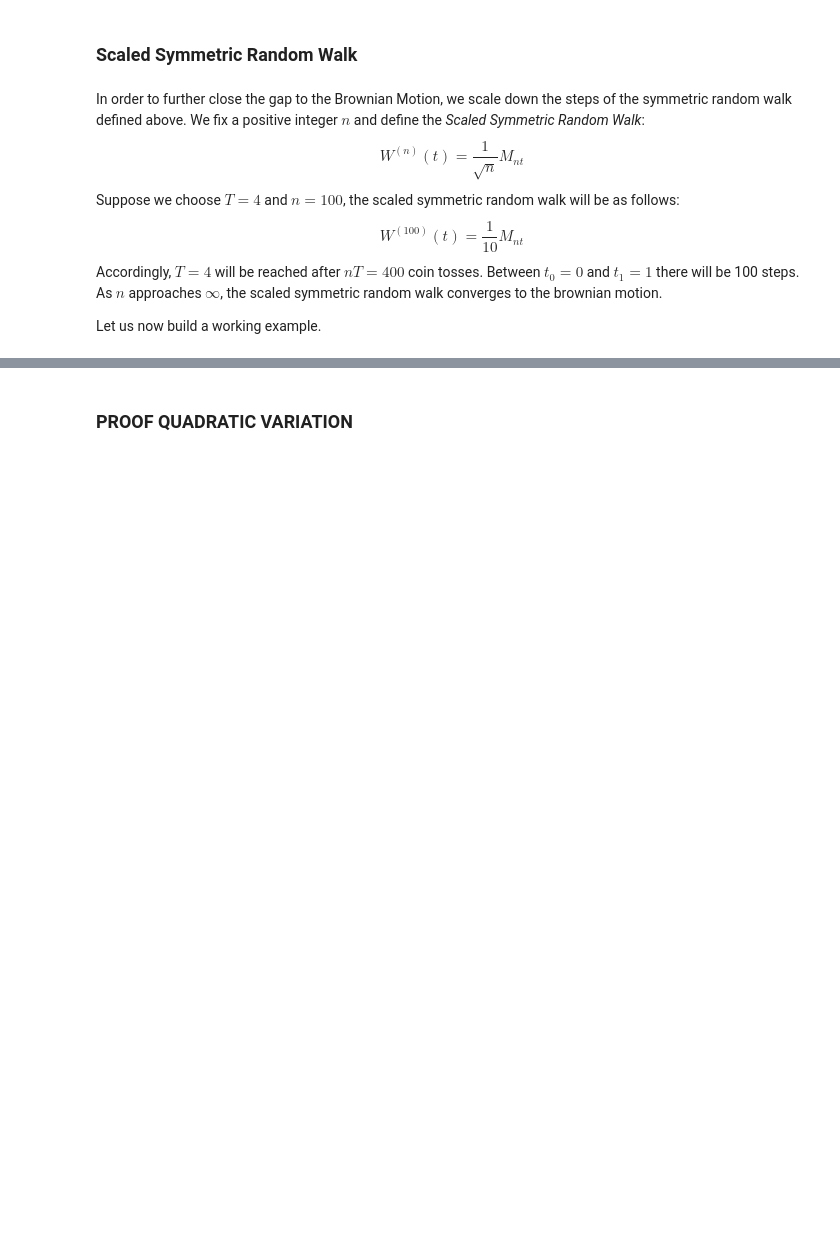
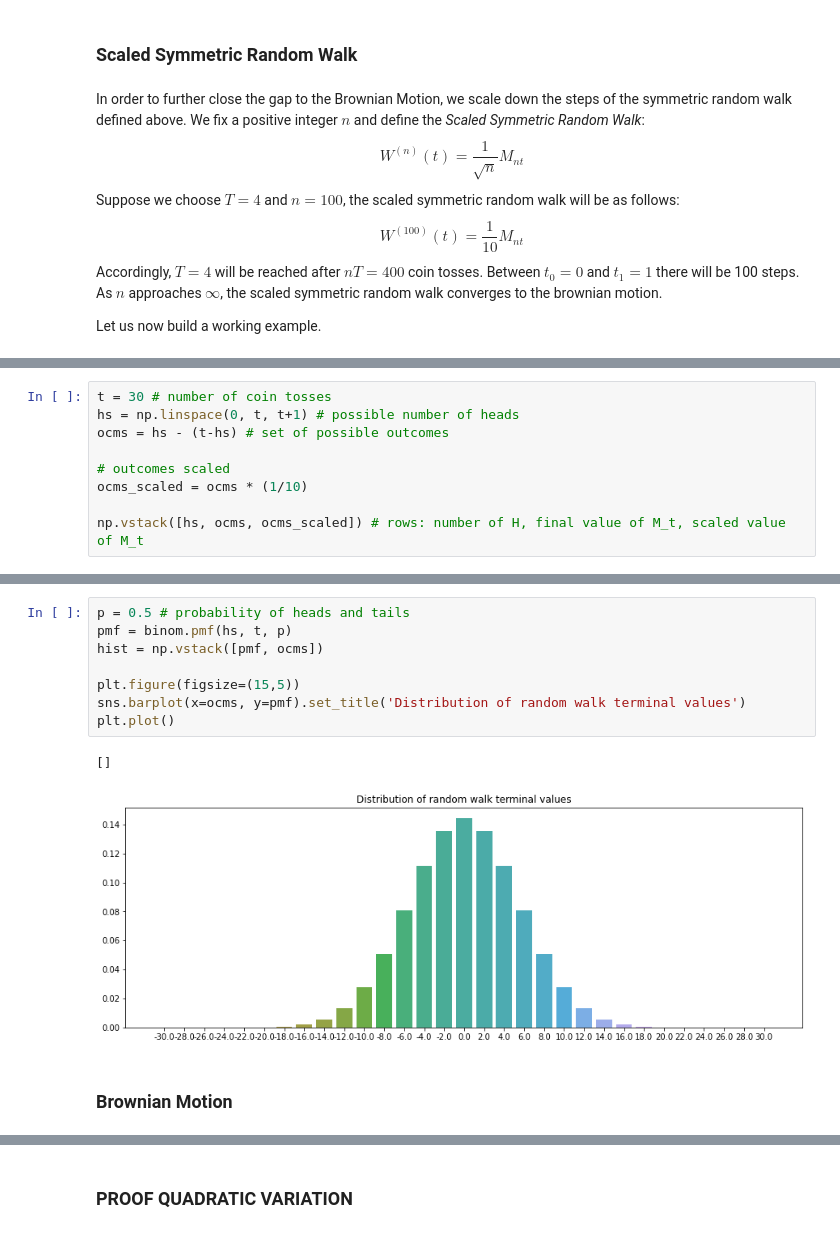
Before and after one commit to edoberton/project_dump, a Jupyter notebook: BrownianMotion/Brownian Motion.ipynb, the cells around one changed output, grey strips where cells are left out. Saved outputs shown, nothing was run; the diff lists cells and outputs as text; blank space fills up the shorter version.

Commit message:
update BrownianMotion
Addition of scaled random walk

```diff
--- a/BrownianMotion/Brownian Motion.ipynb
+++ b/BrownianMotion/Brownian Motion.ipynb
@@ -76,0 +97,9 @@ We derive the last equality recalling that $X_j^2 = 1$.
+# %%
+t = 30 # number of coin tosses
+hs = np.linspace(0, t, t+1) # possible number of heads
+ocms = hs - (t-hs) # set of possible outcomes
+
+# outcomes scaled
+ocms_scaled = ocms * (1/10)
+
+np.vstack([hs, ocms, ocms_scaled]) # rows: number of H, final value of M_t, scaled value of M_t
@@ -76,0 +119,13 @@ We derive the last equality recalling that $X_j^2 = 1$.
+# %%
+p = 0.5 # probability of heads and tails
+pmf = binom.pmf(hs, t, p)
+hist = np.vstack([pmf, ocms])
+
+plt.figure(figsize=(15,5))
+sns.barplot(x=ocms, y=pmf).set_title('Distribution of random walk terminal values')
+plt.plot()
+# %% [output]
+[]
+[figure, added]
+# %% [markdown]
+### Brownian Motion
```
Also changed, not shown: parts of 10 cells of this notebook.
